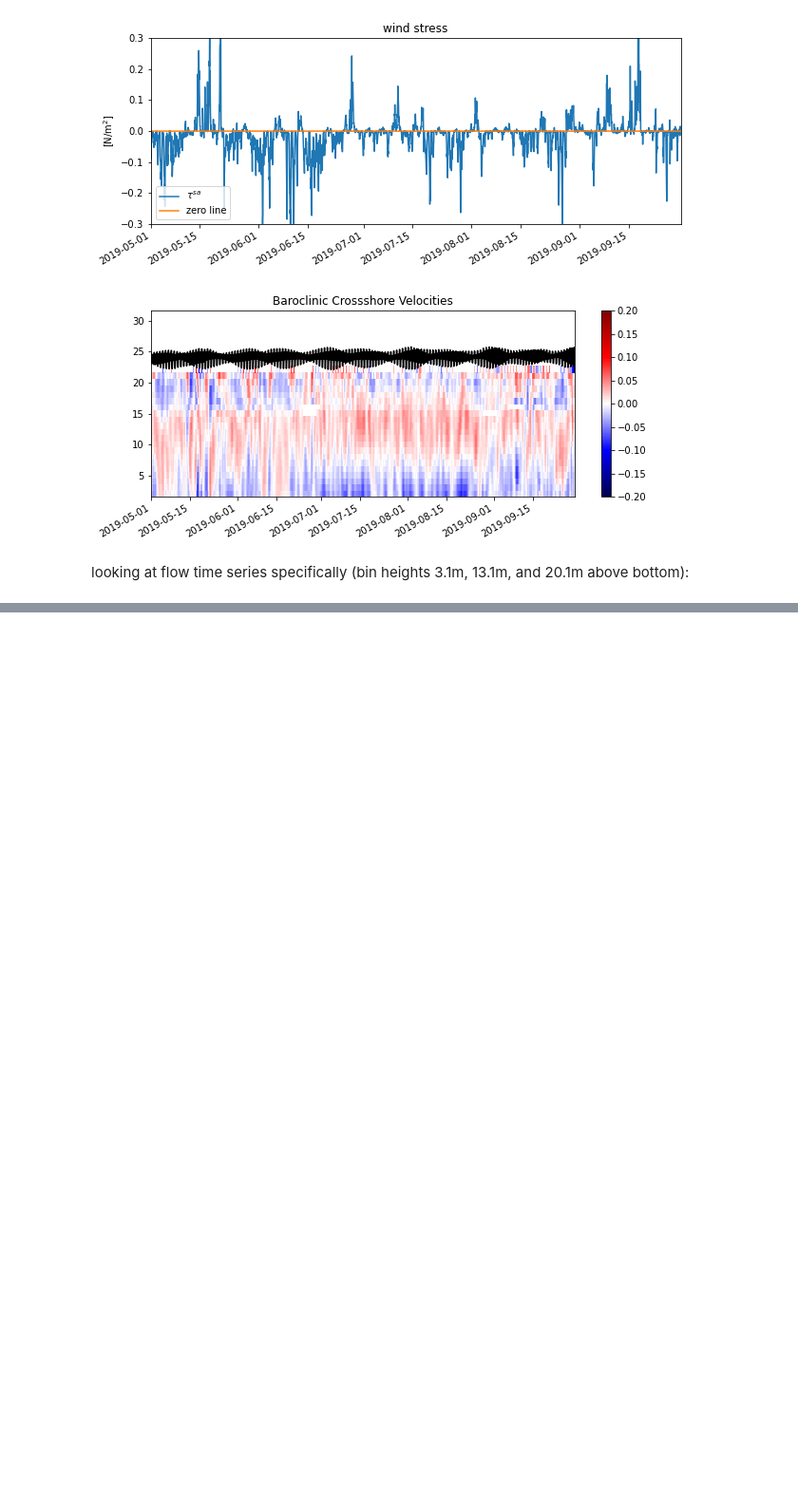
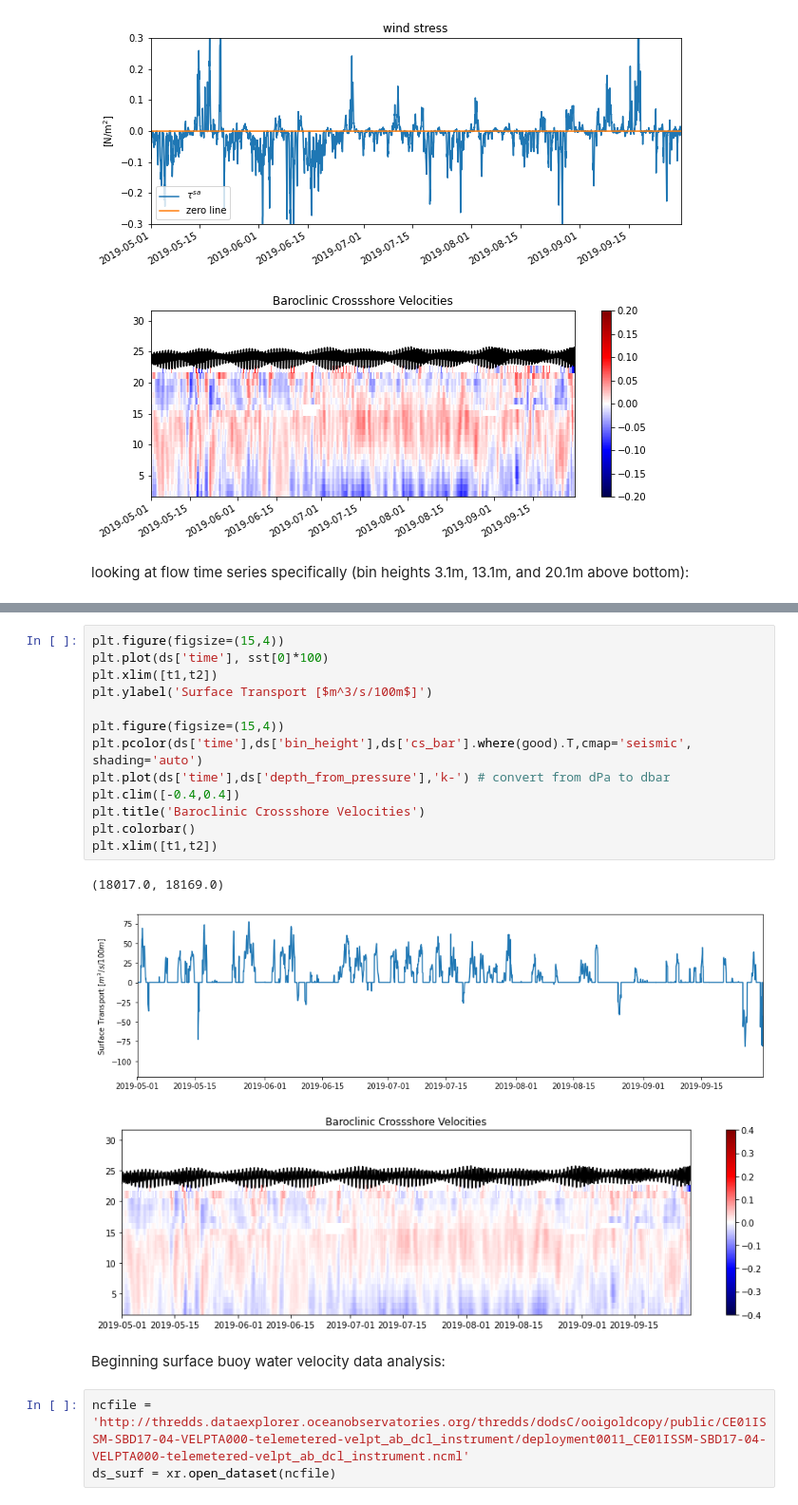
Before and after one commit to ascherer97/REU21, a Jupyter notebook: inshore_adcp_analysis.ipynb, the cells around one changed output, grey strips where cells are left out. Shown at 95% size. Saved outputs shown, nothing was run; the diff lists cells and outputs as text; blank space fills up the shorter version.

```diff
--- a/inshore_adcp_analysis.ipynb
+++ b/inshore_adcp_analysis.ipynb
@@ -410,0 +418,22 @@ ax2.set_ylim([-.08,.08])
+# %%
+plt.figure(figsize=(15,4))
+plt.plot(ds['time'], sst[0]*100)
+plt.xlim([t1,t2])
+plt.ylabel('Surface Transport [$m^3/s/100m$]')
+
+plt.figure(figsize=(15,4))
+plt.pcolor(ds['time'],ds['bin_height'],ds['cs_bar'].where(good).T,cmap='seismic', shading='auto')
+plt.plot(ds['time'],ds['depth_from_pressure'],'k-') # convert from dPa to dbar
+plt.clim([-0.4,0.4])
+plt.title('Baroclinic Crossshore Velocities')
+plt.colorbar()
+plt.xlim([t1,t2])
+# %% [output]
+(18017.0, 18169.0)
+[figure, added]
+[figure, added]
+# %% [markdown]
+Beginning surface buoy water velocity data analysis:
+# %%
+ncfile = 'http://thredds.dataexplorer.oceanobservatories.org/thredds/dodsC/ooigoldcopy/public/CE01ISSM-SBD17-04-VELPTA000-telemetered-velpt_ab_dcl_instrument/deployment0011_CE01ISSM-SBD17-04-VELPTA000-telemetered-velpt_ab_dcl_instrument.ncml'
+ds_surf = xr.open_dataset(ncfile)
```
Also changed, not shown: parts of 13 cells of this notebook.
